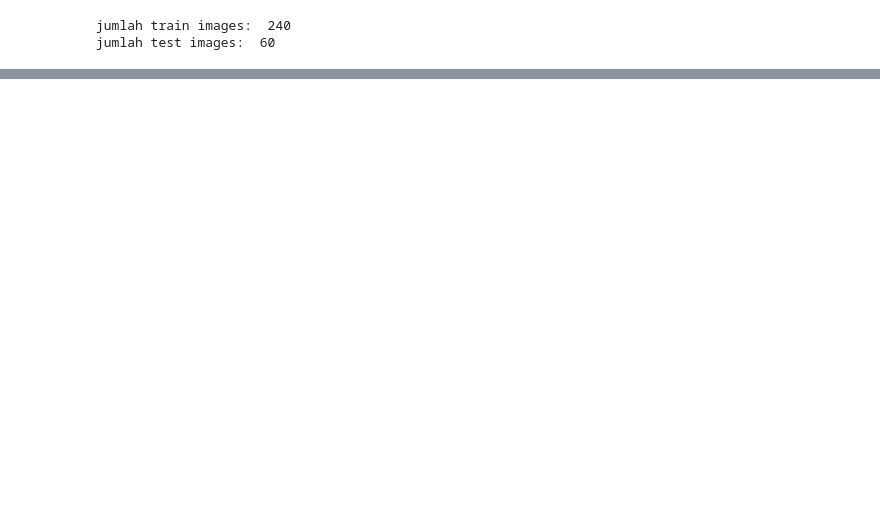
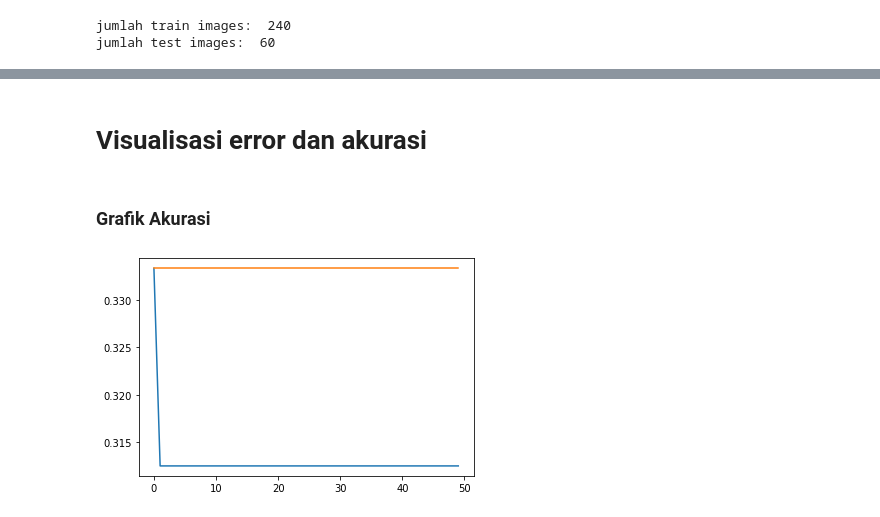
Before and after one commit to tarangga/ClassDiagramPPL, a Jupyter notebook: Tugas_2_MLP.ipynb, the cells around one changed output, grey strips where cells are left out. Cells and saved outputs as stored; diff of their text form; code cells hidden in the pictures; blank space fills up the shorter version.

```diff
--- a/Tugas_2_MLP.ipynb
+++ b/Tugas_2_MLP.ipynb
@@ -85,0 +351,18 @@ plt.show()
+# %%
+def backpropagation(network, target):
+  net_len = len(network)
+  for i in reversed(range(len(network))):
+    layer = network[i]
+    err = []
+    if i == net_len - 1:
+      err = err + [target[j] - layer[j]['output'] for j in range(len(layer))]
+    else:
+      for j in range(len(layer)):
+        err.append(
+            sum([
+                 n['weight'][j]*n['delta'] for n in network[i+1]
+            ])
+        )
+    for j in range(len(layer)):
+      n = layer[j]
+      n['delta'] = err[j]*n['output']*(1.0 - n['output'])
@@ -85,0 +371,8 @@ plt.show()
+# %%
+def update_weight(network, neurons, learning_rate):
+  for i in range(len(network)):
+    inputs = neurons[:-1] if i==0 else [n['output'] for n in network[i-1]]
+    for neuron in network[i]:
+      for j in range(len(inputs)):
+        neuron['weight'][j] = neuron['weight'][j] + learning_rate*neuron['delta']*inputs[j]
+      neuron['weight'][-1] = neuron['weight'][-1] + learning_rate*neuron['delta']
@@ -85,0 +475,7 @@ plt.show()
+# %%
+n_inputs = len(flat_train_daisy[0]) - 1
+
+n_outputs = 3
+
+network = init_weight(n_inputs, 5, n_outputs)
+train_err, train_acc, network = train_network(train, label_train, network, 0.1, 50, n_outputs)
@@ -85,0 +541,2 @@ plt.show()
+# %%
+test_err, test_acc, network = test_network(test, label_test, network, 0.1, 50, n_outputs)
@@ -85,0 +587,12 @@ plt.show()
+# %% [markdown]
+# Visualisasi error dan akurasi
+# %% [markdown]
+### Grafik Akurasi
+# %%
+import matplotlib.pyplot as plt
+
+plt.plot(list(range(50)), train_acc, label='train')
+plt.plot(list(range(50)), test_acc,  label='test')
+plt.show()
+# %% [output]
+[figure, added]
```
Also changed, not shown: parts of 59 cells of this notebook.
